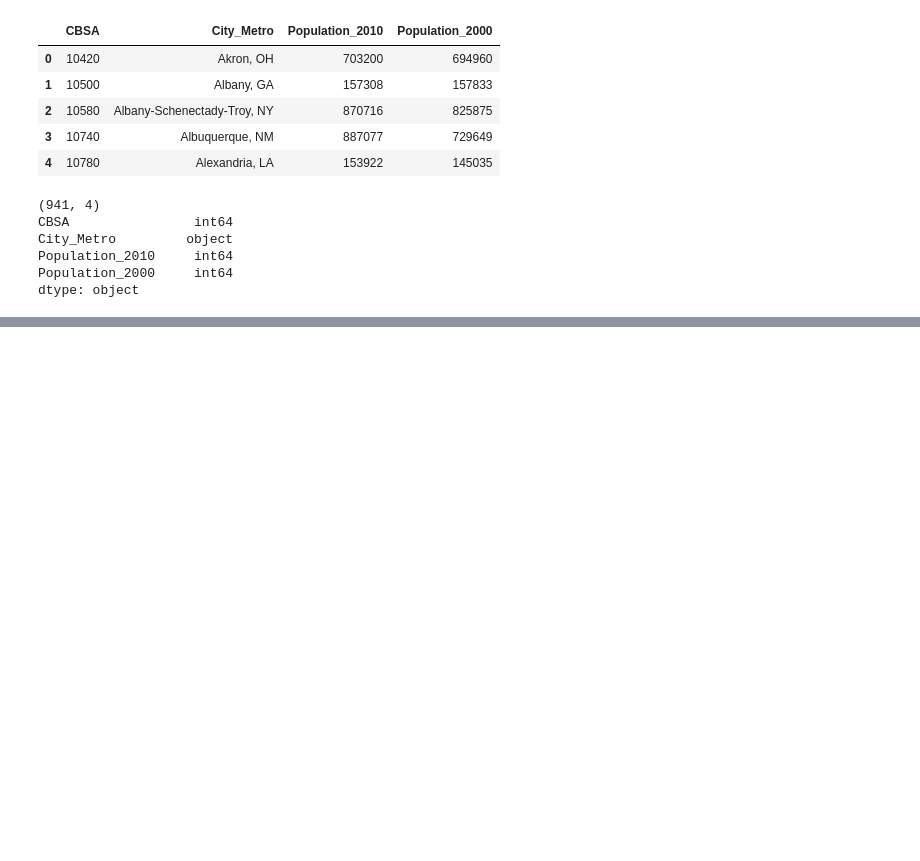
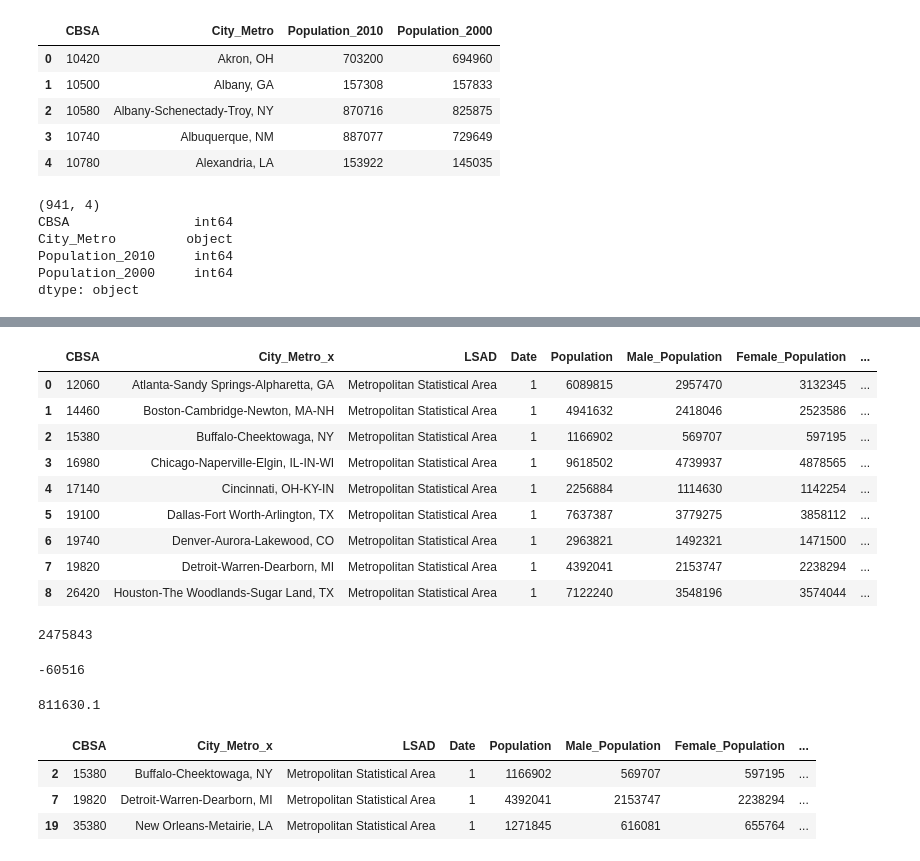
Before and after one commit to BerisDizdar/US_Population_And_GDP, a Jupyter notebook: Metro_Pop.ipynb, the cells around one changed output, grey strips where cells are left out. Drawn from its saved outputs; the diff is of its cells as text; code cells hidden in the pictures; blank space fills up the shorter version.

```diff
--- a/Metro_Pop.ipynb
+++ b/Metro_Pop.ipynb
@@ -272,0 +341,33 @@ Merged_Data
+# %%
+Merged_Data.head(9)
+# %% [output]
+|  | CBSA | City_Metro_x | LSAD | Date | Population | Male_Population | Female_Population | ... |
+| 0 | 12060 | Atlanta-Sandy Springs-Alpharetta, GA | Metropolitan Statistical Area | 1 | 6089815 | 2957470 | 3132345 | ... |
+| 1 | 14460 | Boston-Cambridge-Newton, MA-NH | Metropolitan Statistical Area | 1 | 4941632 | 2418046 | 2523586 | ... |
+| 2 | 15380 | Buffalo-Cheektowaga, NY | Metropolitan Statistical Area | 1 | 1166902 | 569707 | 597195 | ... |
+| 3 | 16980 | Chicago-Naperville-Elgin, IL-IN-WI | Metropolitan Statistical Area | 1 | 9618502 | 4739937 | 4878565 | ... |
+| 4 | 17140 | Cincinnati, OH-KY-IN | Metropolitan Statistical Area | 1 | 2256884 | 1114630 | 1142254 | ... |
+| 5 | 19100 | Dallas-Fort Worth-Arlington, TX | Metropolitan Statistical Area | 1 | 7637387 | 3779275 | 3858112 | ... |
+| 6 | 19740 | Denver-Aurora-Lakewood, CO | Metropolitan Statistical Area | 1 | 2963821 | 1492321 | 1471500 | ... |
+| 7 | 19820 | Detroit-Warren-Dearborn, MI | Metropolitan Statistical Area | 1 | 4392041 | 2153747 | 2238294 | ... |
+| 8 | 26420 | Houston-The Woodlands-Sugar Land, TX | Metropolitan Statistical Area | 1 | 7122240 | 3548196 | 3574044 | ... |
+# %%
+DifferenceInPop.max()
+# %% [output]
+2475843
+# %%
+DifferenceInPop.min()
+# %% [output]
+-60516
+# %%
+DifferenceInPop.mean()
+# %% [output]
+811630.1
+# %%
+DecreasePop = Merged_Data[Merged_Data['PopulationDiff'] < 0]
+DecreasePop
+# %% [output]
+|  | CBSA | City_Metro_x | LSAD | Date | Population | Male_Population | Female_Population | ... |
+| 2 | 15380 | Buffalo-Cheektowaga, NY | Metropolitan Statistical Area | 1 | 1166902 | 569707 | 597195 | ... |
+| 7 | 19820 | Detroit-Warren-Dearborn, MI | Metropolitan Statistical Area | 1 | 4392041 | 2153747 | 2238294 | ... |
+| 19 | 35380 | New Orleans-Metairie, LA | Metropolitan Statistical Area | 1 | 1271845 | 616081 | 655764 | ... |
```
Also changed, not shown: parts of 21 cells of this notebook.
